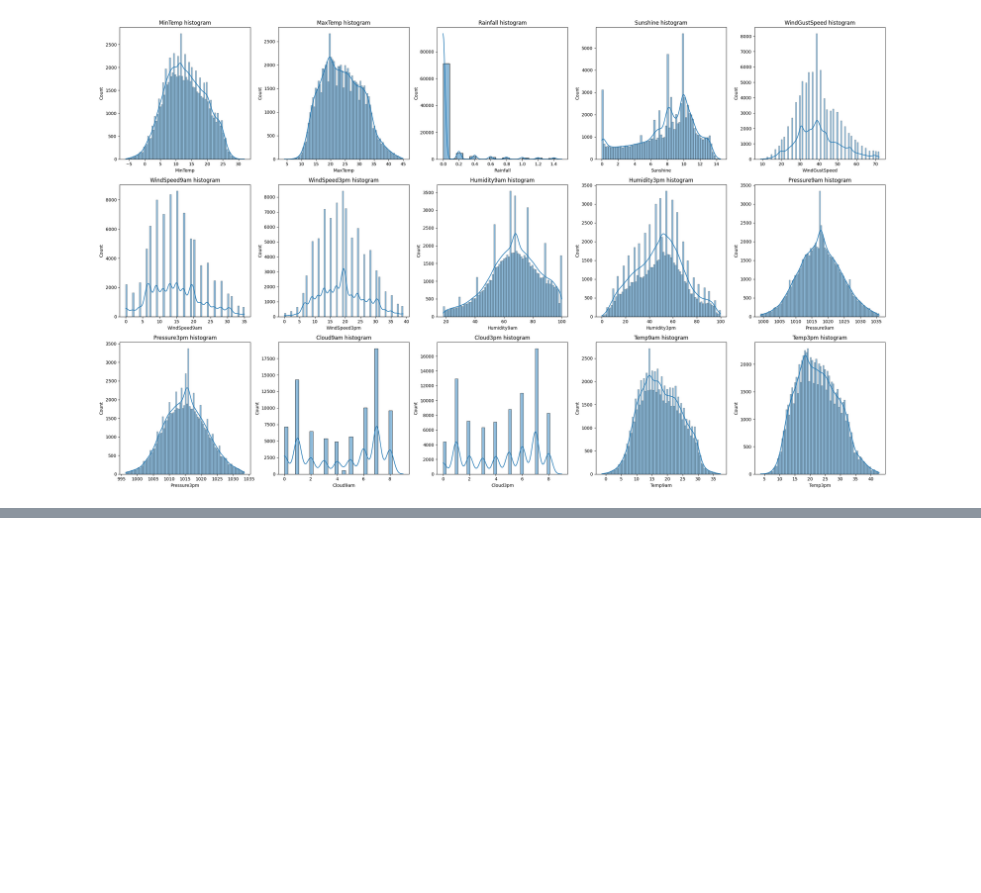
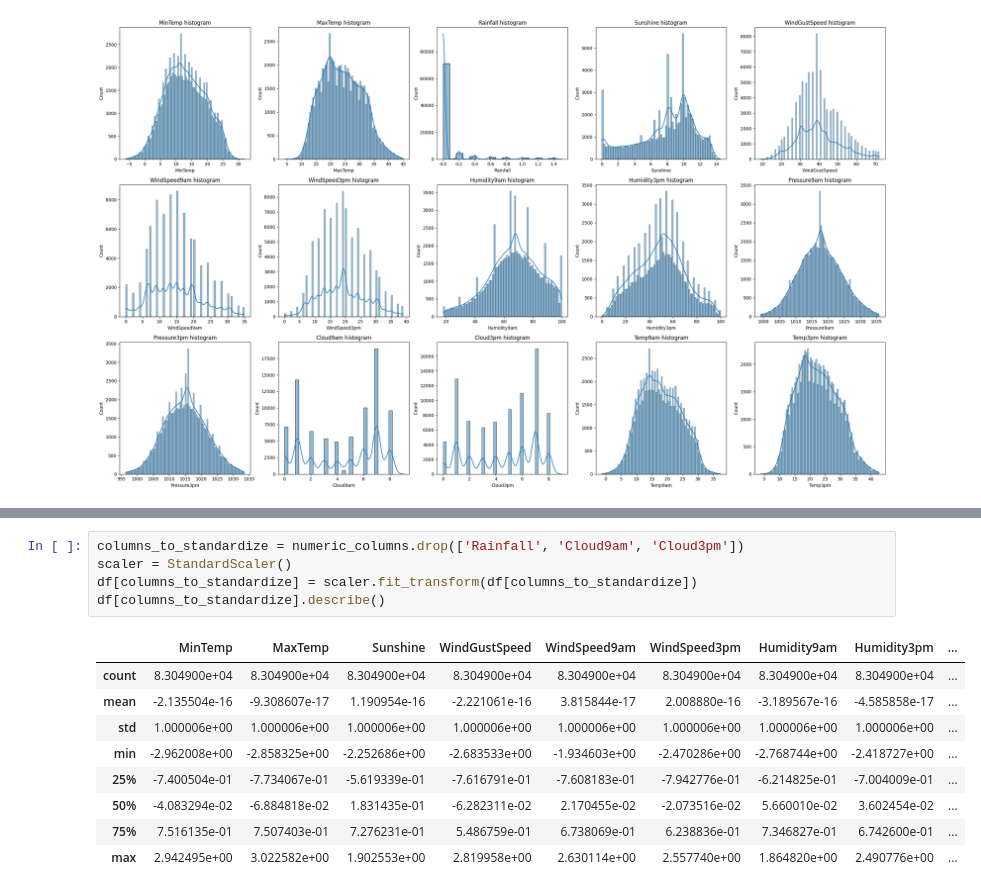
Before and after one commit to dzungpnguyen/rain-in-australia, a Jupyter notebook: data_exploration_analysis.ipynb, the cells around one changed output, grey strips where cells are left out. Saved outputs shown, nothing was run; the diff lists cells and outputs as text; blank space fills up the shorter version.

```diff
--- a/data_exploration_analysis.ipynb
+++ b/data_exploration_analysis.ipynb
@@ -835,0 +842,15 @@ Distribution of numeric columns
+# %%
+columns_to_standardize = numeric_columns.drop(['Rainfall', 'Cloud9am', 'Cloud3pm'])
+scaler = StandardScaler()
+df[columns_to_standardize] = scaler.fit_transform(df[columns_to_standardize])
+df[columns_to_standardize].describe()
+# %% [output]
+|  | MinTemp | MaxTemp | Sunshine | WindGustSpeed | WindSpeed9am | WindSpeed3pm | Humidity9am | Humidity3pm | ... |
+| count | 8.304900e+04 | 8.304900e+04 | 8.304900e+04 | 8.304900e+04 | 8.304900e+04 | 8.304900e+04 | 8.304900e+04 | 8.304900e+04 | ... |
+| mean | -2.135504e-16 | -9.308607e-17 | 1.190954e-16 | -2.221061e-16 | 3.815844e-17 | 2.008880e-16 | -3.189567e-16 | -4.585858e-17 | ... |
+| std | 1.000006e+00 | 1.000006e+00 | 1.000006e+00 | 1.000006e+00 | 1.000006e+00 | 1.000006e+00 | 1.000006e+00 | 1.000006e+00 | ... |
+| min | -2.962008e+00 | -2.858325e+00 | -2.252686e+00 | -2.683533e+00 | -1.934603e+00 | -2.470286e+00 | -2.768744e+00 | -2.418727e+00 | ... |
+| 25% | -7.400504e-01 | -7.734067e-01 | -5.619339e-01 | -7.616791e-01 | -7.608183e-01 | -7.942776e-01 | -6.214825e-01 | -7.004009e-01 | ... |
+| 50% | -4.083294e-02 | -6.884818e-02 | 1.831435e-01 | -6.282311e-02 | 2.170455e-02 | -2.073516e-02 | 5.660010e-02 | 3.602454e-02 | ... |
+| 75% | 7.516135e-01 | 7.507403e-01 | 7.276231e-01 | 5.486759e-01 | 6.738069e-01 | 6.238836e-01 | 7.346827e-01 | 6.742600e-01 | ... |
+| max | 2.942495e+00 | 3.022582e+00 | 1.902553e+00 | 2.819958e+00 | 2.630114e+00 | 2.557740e+00 | 1.864820e+00 | 2.490776e+00 | ... |
```
Also changed, not shown: parts of 3 cells of this notebook.
